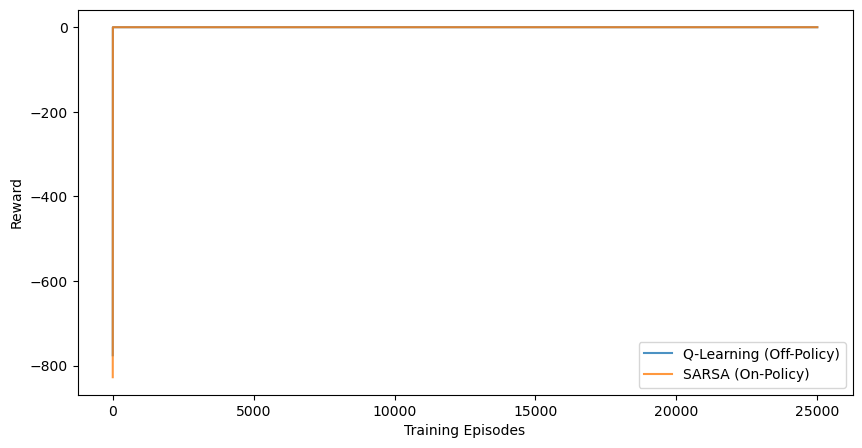
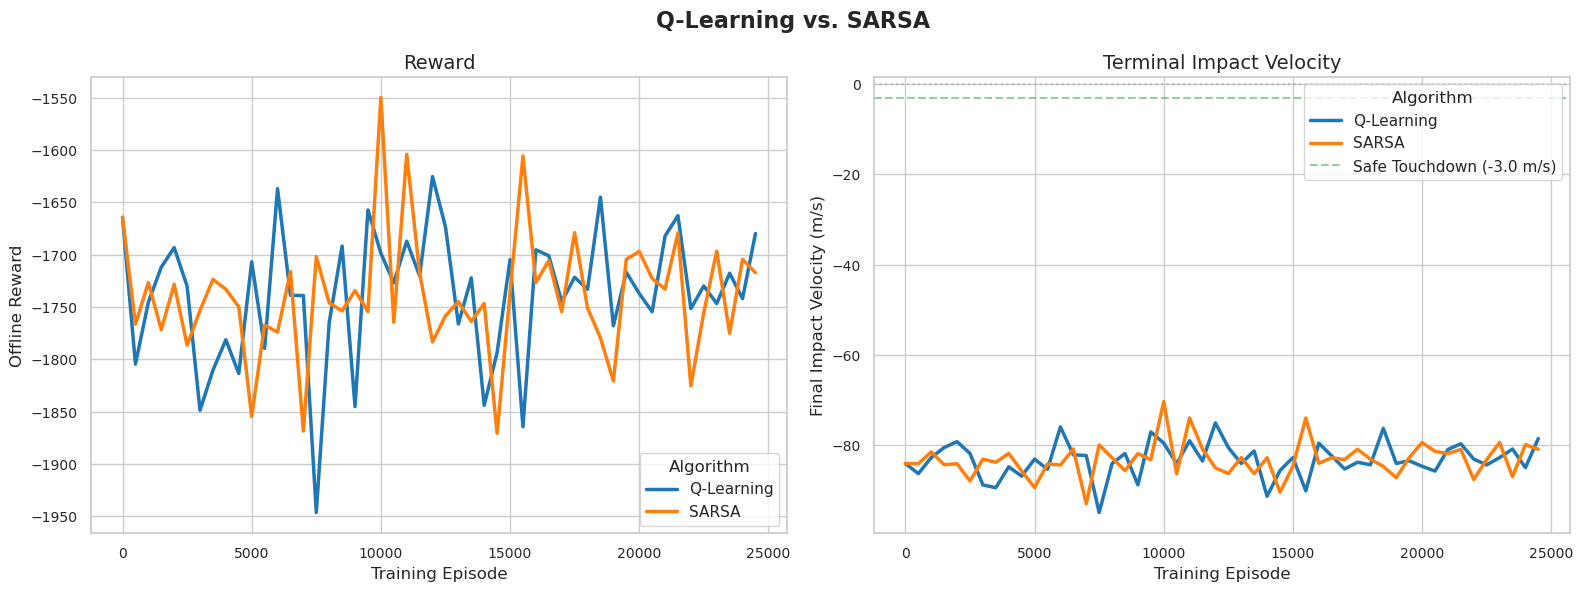
The notebook cell's code change between the first figure and the second:
--- before
+++ after
@@ -1,15 +1,56 @@
 import pandas as pd
 import matplotlib.pyplot as plt
+import seaborn as sns
 
-# Read CSV files generated by your C++ binary
+sns.set_theme(style="whitegrid")
+plt.rcParams.update({
+    'font.size': 11,
+    'axes.labelsize': 12,
+    'axes.titlesize': 14,
+    'xtick.labelsize': 10,
+    'ytick.labelsize': 10,
+    'figure.titlesize': 16
+})
+
 q_data = pd.read_csv("../q_learning_curves.csv")
-s_data = pd.read_csv("../sarsa_learning_curves.csv")
+sarsa_data = pd.read_csv("../sarsa_learning_curves.csv")
+q_data['Algorithm'] = 'Q-Learning'
+sarsa_data['Algorithm'] = 'SARSA'
+combined_data = pd.concat([q_data, sarsa_data], ignore_index=True)
 
-plt.figure(figsize=(10, 5))
-plt.plot(q_data['total_reward'], label="Q-Learning (Off-Policy)", alpha=0.8)
-plt.plot(s_data['total_reward'], label="SARSA (On-Policy)", alpha=0.8)
+fig, (ax1, ax2) = plt.subplots(1, 2, figsize=(16, 6))
+sns.lineplot(
+    data=combined_data, 
+    x="episode", 
+    y="reward", 
+    hue="Algorithm", 
+    errorbar="sd", 
+    linewidth=2.5,
+    ax=ax1,
+    palette=['#1f77b4', '#ff7f0e']
+)
+ax1.set_title("Reward")
+ax1.set_xlabel("Training Episode")
+ax1.set_ylabel("Offline Reward")
+ax1.legend(title="Algorithm", loc="lower right")
+sns.lineplot(
+    data=combined_data, 
+    x="episode", 
+    y="velocity", 
+    hue="Algorithm", 
+    errorbar="sd", 
+    linewidth=2.5,
+    ax=ax2,
+    palette=['#1f77b4', '#ff7f0e']
+)
+ax2.axhline(y=-3.0, color='g', linestyle='--', alpha=0.6, label='Safe Touchdown (-3.0 m/s)')
+ax2.axhline(y=0.0, color='g', linestyle=':', alpha=0.4)
 
-plt.xlabel("Training Episodes")
-plt.ylabel("Reward")
-plt.legend()
+ax2.set_title("Terminal Impact Velocity")
+ax2.set_xlabel("Training Episode")
+ax2.set_ylabel("Final Impact Velocity (m/s)")
+ax2.legend(title="Algorithm", loc="upper right")
+
+plt.suptitle("Q-Learning vs. SARSA", fontweight='bold', y=0.98)
+plt.tight_layout()    
 plt.show()

Commit: eval